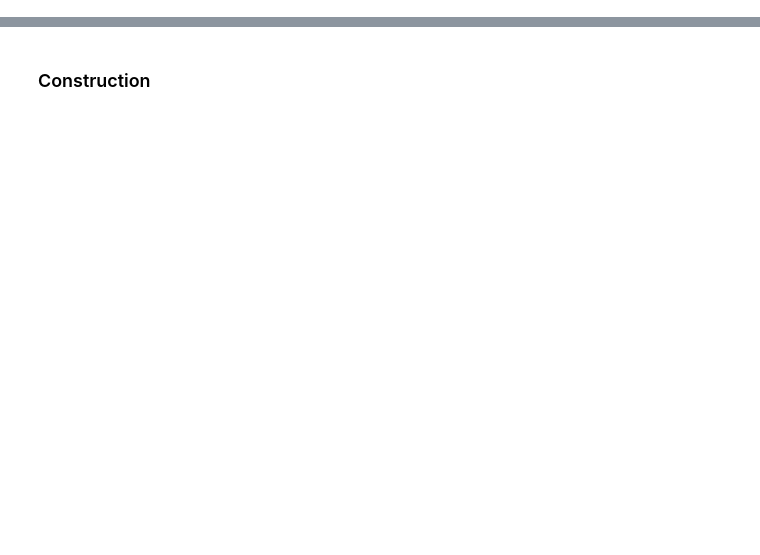
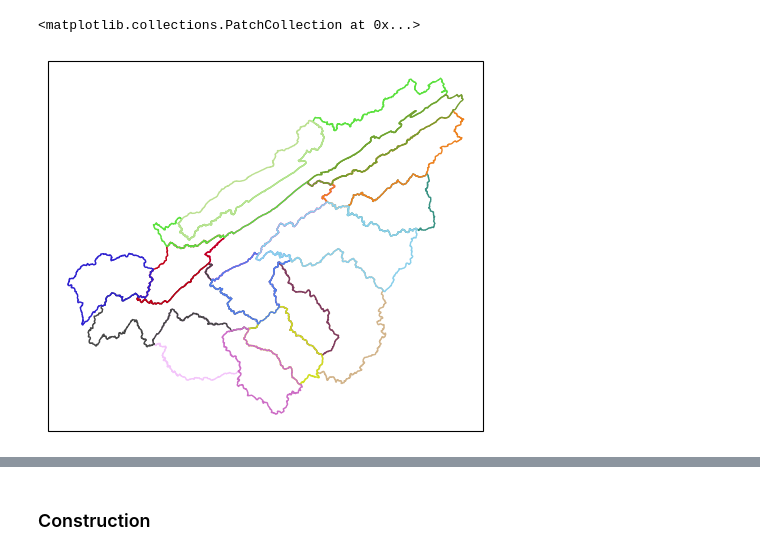
Before and after one commit to environmental-modeling-workflows/workshop-watershed-workflow-2024, a Jupyter notebook: notebooks/key_object_classes.ipynb, the cells around one changed output, grey strips where cells are left out. Cells and saved outputs as stored; diff of their text form; code cells hidden in the pictures; blank space fills up the shorter version.

```diff
--- a/notebooks/key_object_classes.ipynb
+++ b/notebooks/key_object_classes.ipynb
@@ -9,11 +9,14 @@ import copy
 # %%
 import watershed_workflow
 import watershed_workflow.source_list
-import watershed_workflow.ui
+import watershed_workflow.crs
 import watershed_workflow.utils
 import watershed_workflow.plot
 import watershed_workflow.mesh
 import watershed_workflow.densification
 import watershed_workflow.condition
-watershed_workflow.ui.setup_logging(1,None)
-crs=None
+
+import watershed_workflow.ui
+watershed_workflow.ui.setup_logging(1)
+
+crs = watershed_workflow.crs.default_crs()
@@ -23,0 +27,4 @@ crs=None
+# %%
+# Just download some data... a collection of HUC 8 polygons in '0601'
+source = watershed_workflow.source_list.FileManagerNHDPlus()
+_, hucs = watershed_workflow.get_hucs(source, '0601', 8, crs)
@@ -23,0 +49,6 @@ crs=None
+# %%
+# plot the HUCs we got:
+watershed_workflow.plot.shplys(hucs, crs)
+# %% [output]
+<matplotlib.collections.PatchCollection at 0x...>
+[figure, added]
```
Also changed, not shown: parts of 57 cells of this notebook.
